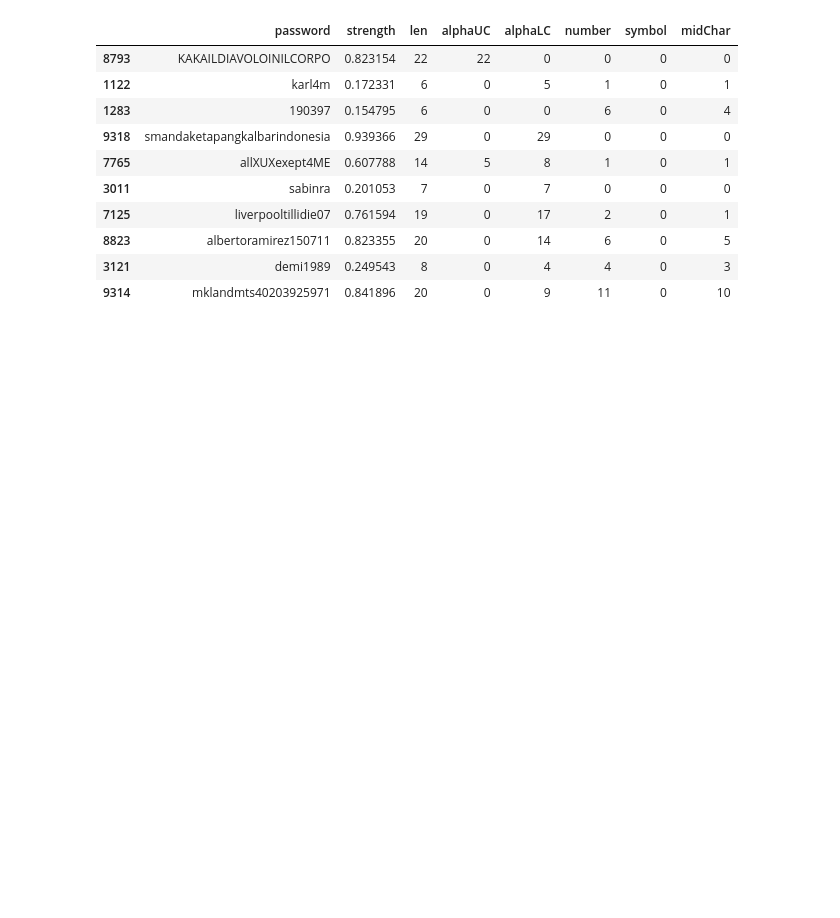
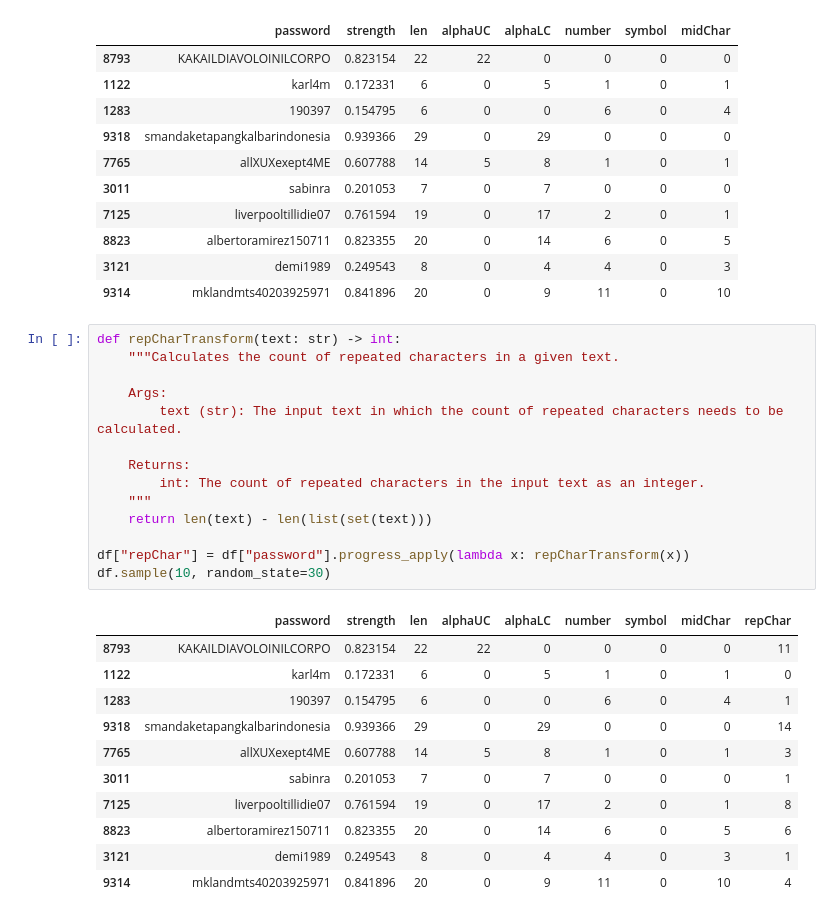
Before and after one commit to KarthikUdyawar/passwordometer, a Jupyter notebook: notebooks/02.3_feature_engineering.ipynb, the cells around one changed output. Drawn from its saved outputs; the diff is of its cells as text; blank space fills up the shorter version.

Commit message:
Added repChar transform
We create a new function called `repCharTransform` that calculates the count of repeated characters in a given text. We applied this function to create new column called `repChar`.

```diff
--- a/notebooks/02.3_feature_engineering.ipynb
+++ b/notebooks/02.3_feature_engineering.ipynb
@@ -194,3 +194,29 @@ df.sample(10, random_state=30)
 | 8823 | albertoramirez150711 | 0.823355 | 20 | 0 | 14 | 6 | 0 | 5 |
 | 3121 | demi1989 | 0.249543 | 8 | 0 | 4 | 4 | 0 | 3 |
 | 9314 | mklandmts40203925971 | 0.841896 | 20 | 0 | 9 | 11 | 0 | 10 |
+# %%
+def repCharTransform(text: str) -> int:
+    """Calculates the count of repeated characters in a given text.
+
+    Args:
+        text (str): The input text in which the count of repeated characters needs to be calculated.
+
+    Returns:
+        int: The count of repeated characters in the input text as an integer.
+    """
+    return len(text) - len(list(set(text)))
+
+df["repChar"] = df["password"].progress_apply(lambda x: repCharTransform(x))
+df.sample(10, random_state=30)
+# %% [output]
+|  | password | strength | len | alphaUC | alphaLC | number | symbol | midChar | repChar |
+| 8793 | KAKAILDIAVOLOINILCORPO | 0.823154 | 22 | 22 | 0 | 0 | 0 | 0 | 11 |
+| 1122 | karl4m | 0.172331 | 6 | 0 | 5 | 1 | 0 | 1 | 0 |
+| 1283 | 190397 | 0.154795 | 6 | 0 | 0 | 6 | 0 | 4 | 1 |
+| 9318 | smandaketapangkalbarindonesia | 0.939366 | 29 | 0 | 29 | 0 | 0 | 0 | 14 |
+| 7765 | allXUXexept4ME | 0.607788 | 14 | 5 | 8 | 1 | 0 | 1 | 3 |
+| 3011 | sabinra | 0.201053 | 7 | 0 | 7 | 0 | 0 | 0 | 1 |
+| 7125 | liverpooltillidie07 | 0.761594 | 19 | 0 | 17 | 2 | 0 | 1 | 8 |
+| 8823 | albertoramirez150711 | 0.823355 | 20 | 0 | 14 | 6 | 0 | 5 | 6 |
+| 3121 | demi1989 | 0.249543 | 8 | 0 | 4 | 4 | 0 | 3 | 1 |
+| 9314 | mklandmts40203925971 | 0.841896 | 20 | 0 | 9 | 11 | 0 | 10 | 4 |
```
